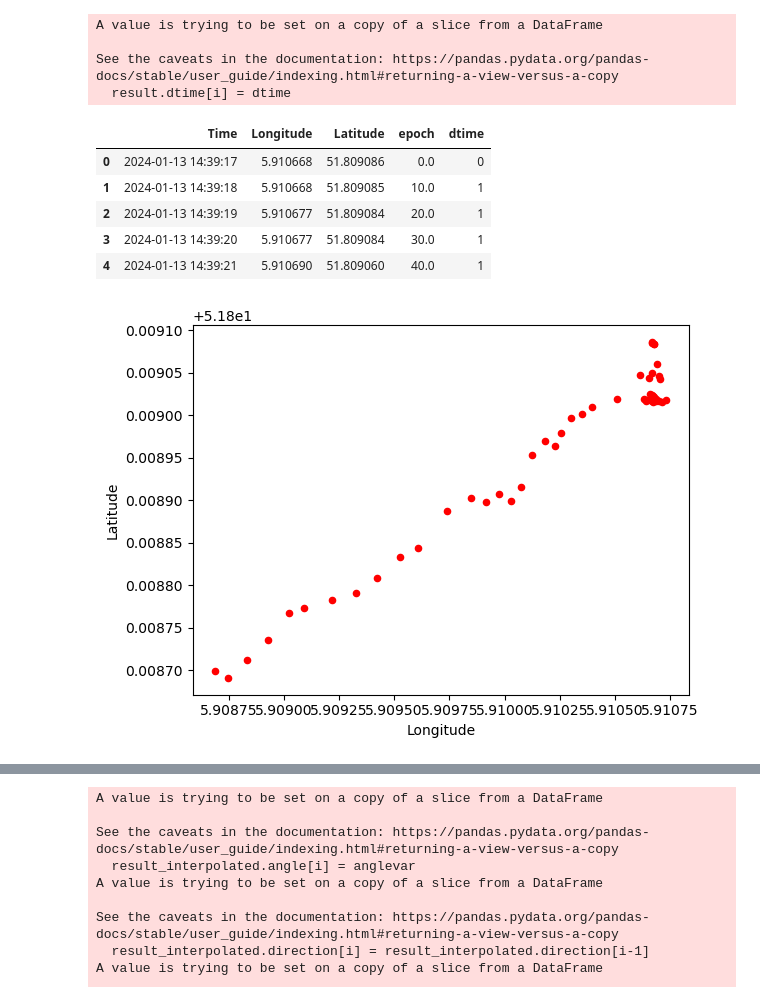
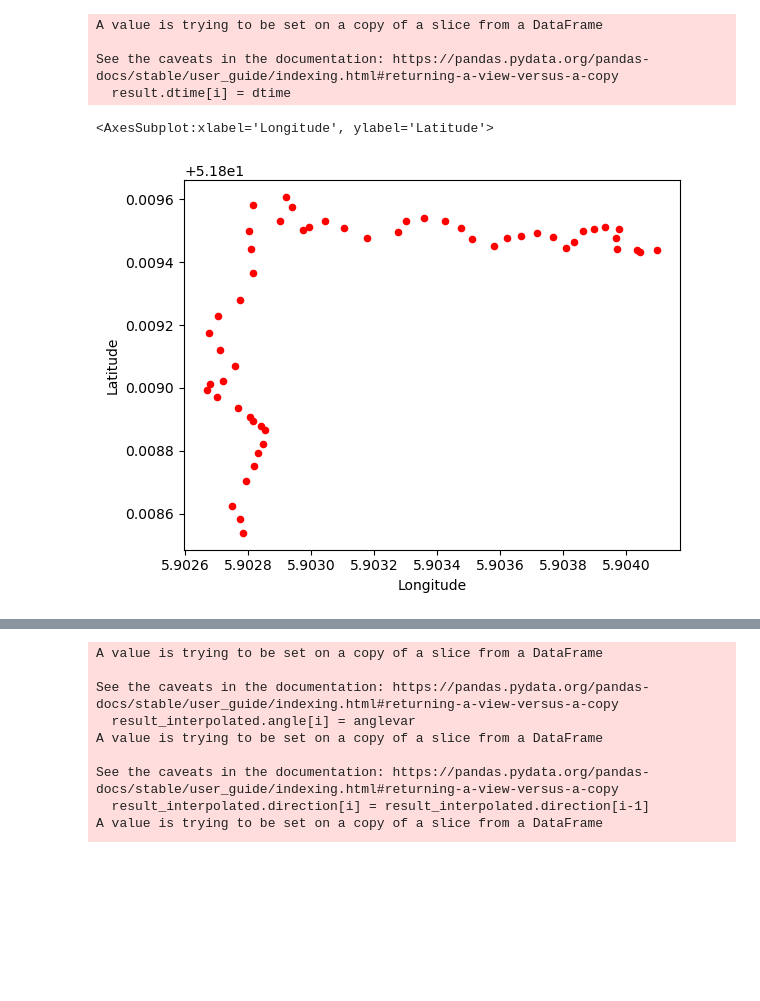
Before and after one commit to MaasGoudswaard/MTB-simulator, a Jupyter notebook: Python strava analysis/Loading data.ipynb, the cells around one changed output, grey strips where cells are left out. Cells and saved outputs as stored; diff of their text form; code cells hidden in the pictures; blank space fills up the shorter version.

```diff
--- a/Python strava analysis/Loading data.ipynb
+++ b/Python strava analysis/Loading data.ipynb
@@ -63,16 +63,10 @@ See the caveats in the documentation: https://pandas.pydata.org/pandas-docs/stab
 # %%
 # result.head()
 # result = result.loc[100:150]
-result.loc[0:50].plot(kind='scatter',x='Longitude',y='Latitude',color='red')
-result.head()
+result.loc[120: 174].plot(kind='scatter',x='Longitude',y='Latitude',color='red')
 # %% [output]
-|  | Time | Longitude | Latitude | epoch | dtime |
-| 0 | 2024-01-13 14:39:17 | 5.910668 | 51.809086 | 0.0 | 0 |
-| 1 | 2024-01-13 14:39:18 | 5.910668 | 51.809085 | 10.0 | 1 |
-| 2 | 2024-01-13 14:39:19 | 5.910677 | 51.809084 | 20.0 | 1 |
-| 3 | 2024-01-13 14:39:20 | 5.910677 | 51.809084 | 30.0 | 1 |
-| 4 | 2024-01-13 14:39:21 | 5.910690 | 51.809060 | 40.0 | 1 |
+<AxesSubplot:xlabel='Longitude', ylabel='Latitude'>
-[figure, old version]
+[figure, new version]
 # %%
 result['epoch'] = result['epoch']-result.epoch[0]
 result['epoch'] = result['epoch']*10
```
Also changed, not shown: parts of 3 cells of this notebook, 14 other files.
